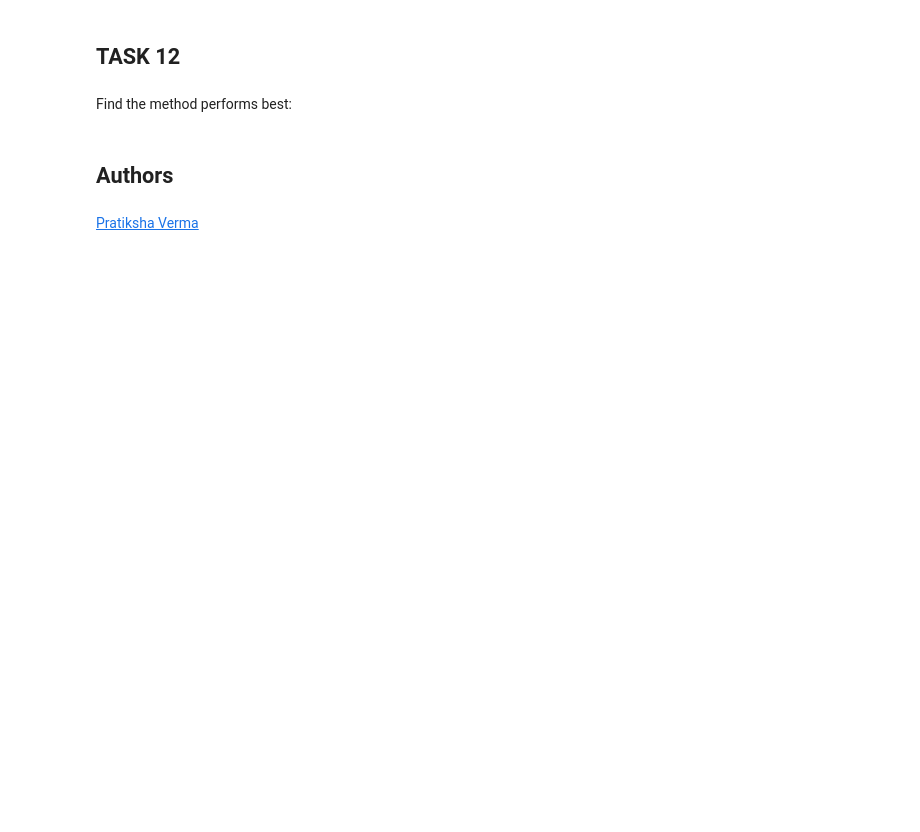
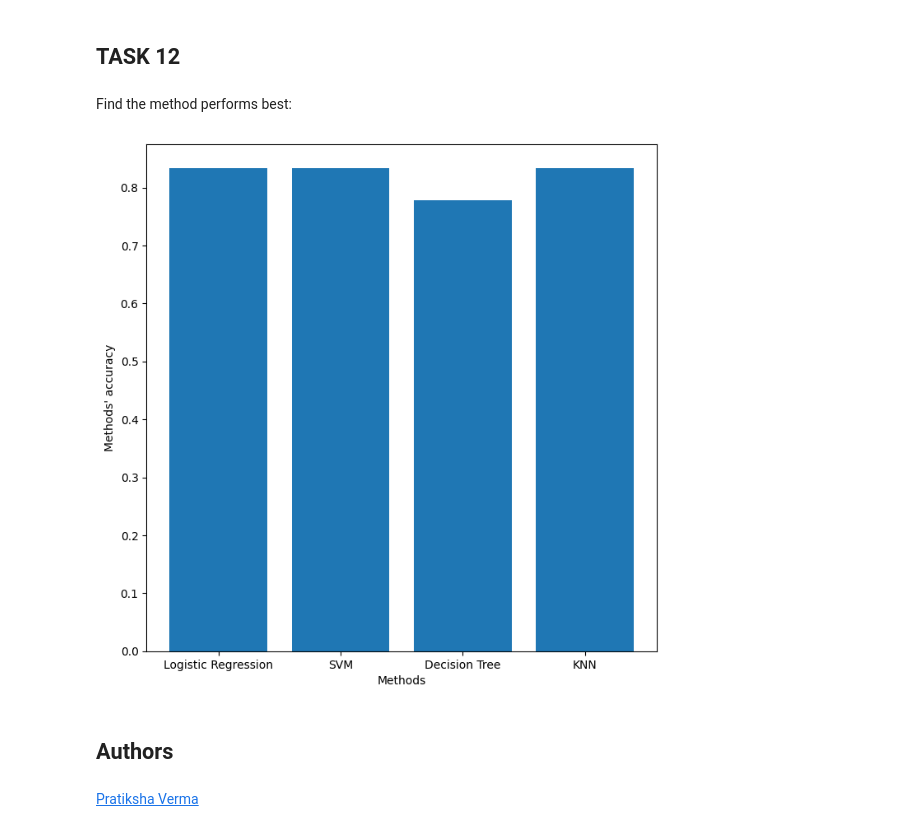
Before and after one commit to tranttha/IBM-DS-Course, a Jupyter notebook: Course 10 Capstone/Module 4 Predictive Analysis Classification/SpaceX_Machine_Learning_Prediction_Part_5.jupyterlite.ipynb, the cells around one changed output. Saved outputs shown, nothing was run; the diff lists cells and outputs as text; code cells hidden in the pictures; blank space fills up the shorter version.

```diff
--- a/Course 10 Capstone/Module 4 Predictive Analysis Classification/SpaceX_Machine_Learning_Prediction_Part_5.jupyterlite.ipynb
+++ b/Course 10 Capstone/Module 4 Predictive Analysis Classification/SpaceX_Machine_Learning_Prediction_Part_5.jupyterlite.ipynb
@@ -191,3 +270,11 @@ parameters = {'criterion': ['gini', 'entropy'],
      'min_samples_split': [2, 5, 10]}
 
 tree = DecisionTreeClassifier()
+# %%
+
+tree_cv=GridSearchCV(
+    estimator=tree,
+    param_grid=parameters,
+    cv=10
+)
+tree_cv.fit(X_train, Y_train)
@@ -198,3 +296,6 @@ print("accuracy :",tree_cv.best_score_)
 ## TASK  9
 # %% [markdown]
 Calculate the accuracy of tree_cv on the test data using the method <code>score</code>:
+# %%
+tree_acc = tree_cv.score(X_test, Y_test)
+tree_acc
@@ -213,3 +318,11 @@ parameters = {'n_neighbors': [1, 2, 3, 4, 5, 6, 7, 8, 9, 10],
               'p': [1,2]}
 
 KNN = KNeighborsClassifier()
+# %%
+
+knn_cv=GridSearchCV(
+    estimator=KNN,
+    param_grid=parameters,
+    cv=10
+)
+knn_cv.fit(X_train, Y_train)
@@ -220,3 +341,6 @@ print("accuracy :",knn_cv.best_score_)
 ## TASK  11
 # %% [markdown]
 Calculate the accuracy of knn_cv on the test data using the method <code>score</code>:
+# %%
+knn_acc = knn_cv.score(X_test, Y_test)
+knn_acc
@@ -229,6 +357,20 @@ plot_confusion_matrix(Y_test,yhat)
 ## TASK  12
 # %% [markdown]
 Find the method performs best:
+# %%
+methods = pd.DataFrame(
+    {'Method': ['Logistic Regression', 'SVM', 'Decision Tree', 'KNN'], \
+    'Accuracy':[logreg_acc, svm_acc, tree_acc,knn_acc]})
+methods
+
+fig = plt.figure(figsize=(8,8))
+plt.bar(height=methods['Accuracy'], x=methods['Method'])
+plt.xlabel("Methods")
+
+plt.ylabel("Methods' accuracy")
+plt.show()
+# %% [output]
+[figure, added]
 # %% [markdown]
 ## Authors
 # %% [markdown]
```
Also changed, not shown: parts of 25 cells of this notebook, 12 other files.
